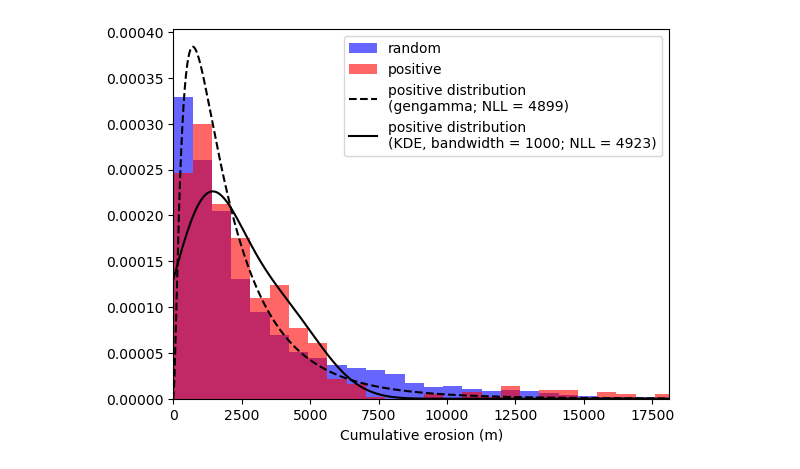
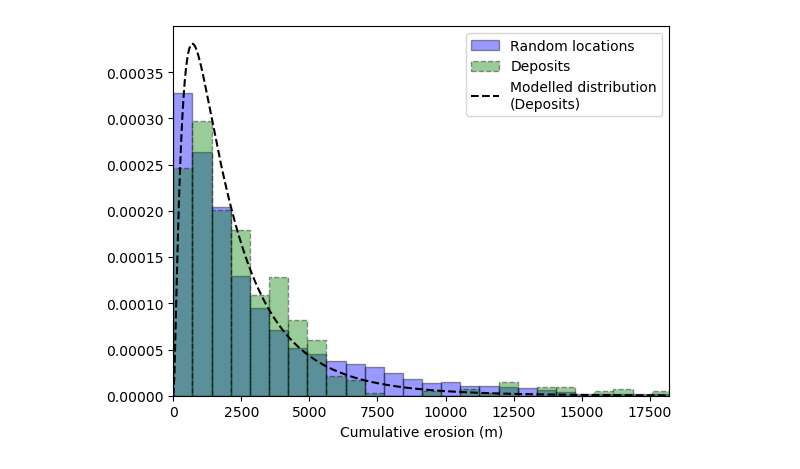
Before and after one commit to cpalfonso/stellar-data-mining, a Jupyter notebook: 04-create_erosion_distribution_global.ipynb, the cells around one changed output. Drawn from its saved outputs; the diff is of its cells as text; code cells hidden in the pictures.

```diff
--- a/04-create_erosion_distribution_global.ipynb
+++ b/04-create_erosion_distribution_global.ipynb
@@ -42,7 +42,8 @@ data_filename = os.path.join(data_dir, "training_data_global.csv")
 outputs_dir = os.path.join("outputs", "global")
 output_parametric = os.path.join(outputs_dir, "erodep_dist_parametric.joblib")
 output_kde = os.path.join(outputs_dir, "erodep_dist_kde.joblib")
-output_image = os.path.join(outputs_dir, "erodep_dists.png")
+output_hist = os.path.join(outputs_dir, "erodep_dists.png")
+output_scatter = os.path.join(outputs_dir, "erodep_scatter.png")
 # %%
 df = pd.read_csv(data_filename)
 positives = df[df["label"] == "positive"]
@@ -114,47 +109,46 @@ dist_x = np.linspace(
     positives["erosion (m)"].max(),
     500,
 )
 y_parametric = dist_parametric.pdf(dist_x)
-y_kde = np.exp(kde.score_samples(dist_x.reshape((-1, 1))))
+# y_kde = np.exp(kde.score_samples(dist_x.reshape((-1, 1))))
 
 fig, ax = plt.subplots()
 nbins = 30
 _, bins, _ = ax.hist(
     unlabelled["erosion (m)"],
     bins=nbins,
     density=True,
     facecolor="blue",
-    alpha=0.6,
-    label="random",
+    alpha=0.4,
+    label="Random locations",
+    linestyle="solid",
+    edgecolor="black",
+    linewidth=1,
 )
 ax.hist(
     positives["erosion (m)"],
     bins=bins,
     density=True,
-    facecolor="red",
-    alpha=0.6,
-    label="positive",
+    facecolor="green",
+    alpha=0.4,
+    label="Deposits",
+    linestyle="dashed",
+    edgecolor="black",
+    linewidth=1,
 )
 ax.plot(
     dist_x,
     y_parametric,
     linestyle="dashed",
     color="black",
     zorder=10,
-    label=f"positive distribution\n({dist_name}; NLL = {nll_parametric:0.0f})",
-)
-ax.plot(
-    dist_x,
-    y_kde,
-    linestyle="solid",
-    color="black",
-    zorder=10,
-    label=f"positive distribution\n(KDE, bandwidth = {kde_bandwidth}; NLL = {nll_kde:0.0f})",
+    label="Modelled distribution\n(Deposits)",
+    linewidth=1.5,
 )
 
 ax.set_xlabel("Cumulative erosion (m)")
 ax.set_xlim(0, positives["erosion (m)"].quantile(0.99))
 ax.legend(loc="best")
-fig.savefig(output_image, dpi=400, bbox_inches="tight")
+fig.savefig(output_hist, dpi=400, bbox_inches="tight")
 # %% [output]
-[figure, old version]
+[figure, new version]
```
Also changed, not shown: parts of 3 cells of this notebook, 26 other files.
